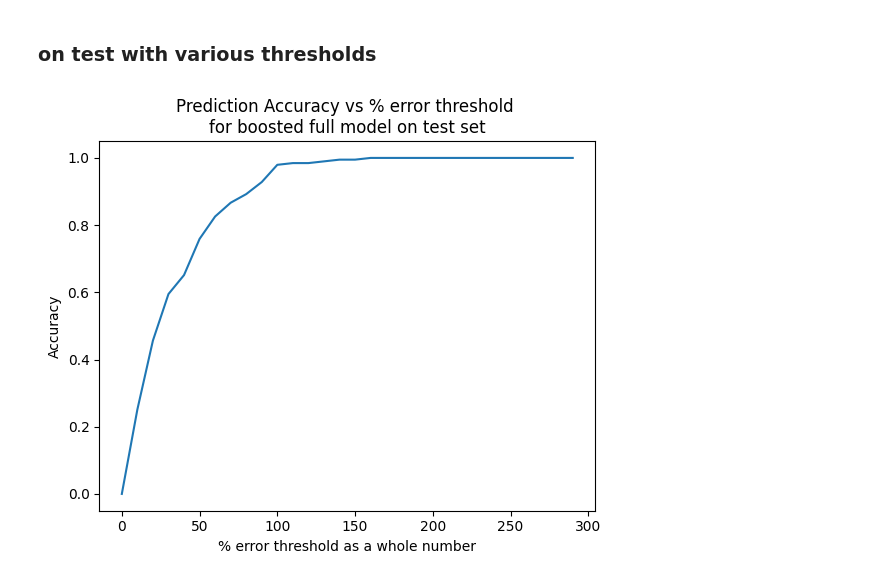
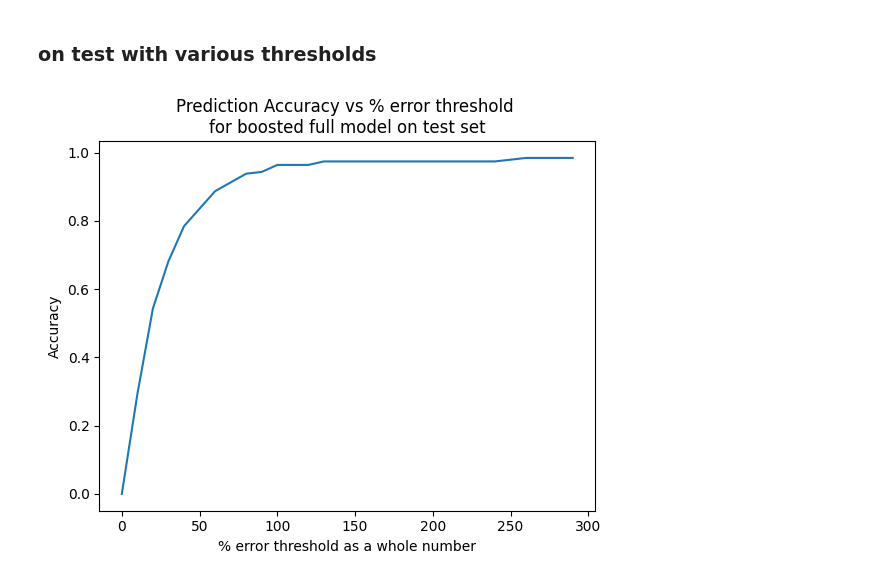
Before and after one commit to nelischalich/CS584-Seoul-Bike-Sharing, a Jupyter notebook: tree_models.ipynb, the cells around one changed output. Saved outputs shown, nothing was run; the diff lists cells and outputs as text; code cells hidden in the pictures.

Commit message:
fixed acc plot as boosted

```diff
--- a/tree_models.ipynb
+++ b/tree_models.ipynb
@@ -421,17 +421,17 @@ Accuracy within 10% threshold for boosted trees feature selection (val): 20.41%
 # %%
 # Calculate accuracy
 acc_on_thresh_forboosted = []
 x_vals = []
 
 for i in range (0, 300, 10):
-  test_accuracy = accuracy_within_range(Y_test, select_boost_pred_test, i)
+  test_accuracy = accuracy_within_range(Y_test, boost_test_pred, i)
   x_vals.append(i)
   acc_on_thresh_forboosted.append(test_accuracy)
 
 plt.plot(x_vals, acc_on_thresh_forboosted)
 plt.xlabel('% error threshold as a whole number')
 plt.ylabel('Accuracy')
 plt.title('Prediction Accuracy vs % error threshold \nfor boosted full model on test set')
 plt.show()
 # %% [output]
-[figure, old version]
+[figure, new version]
```
